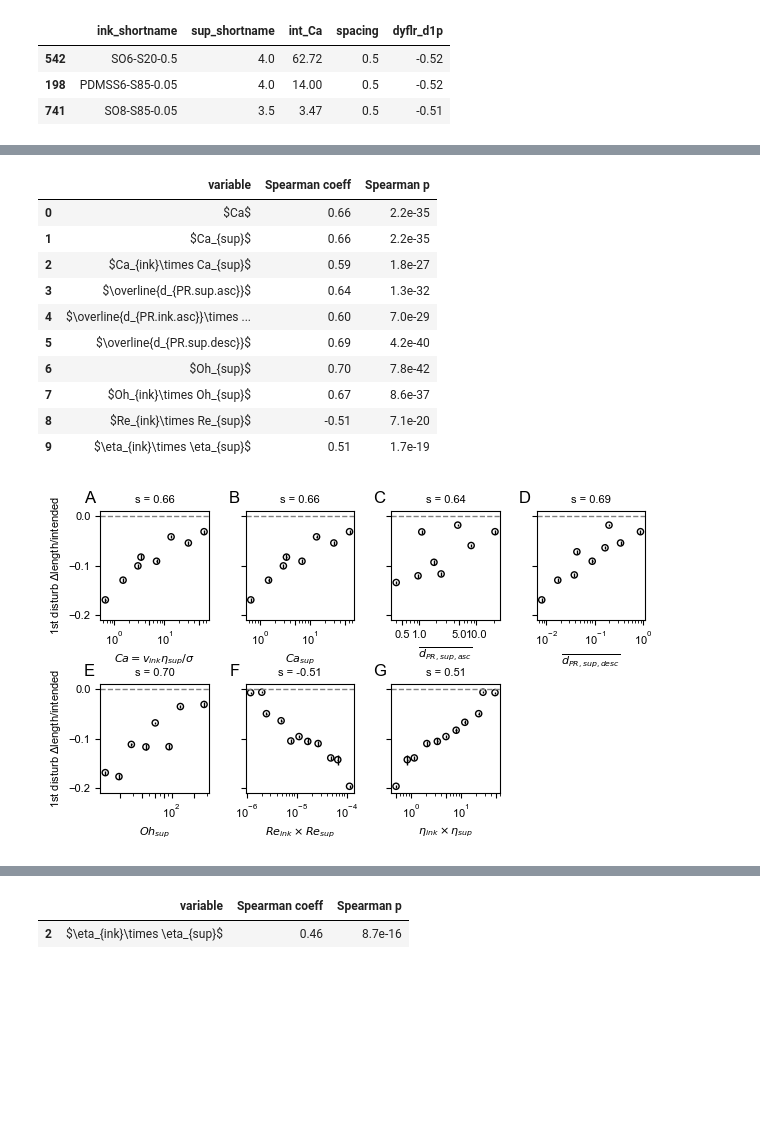
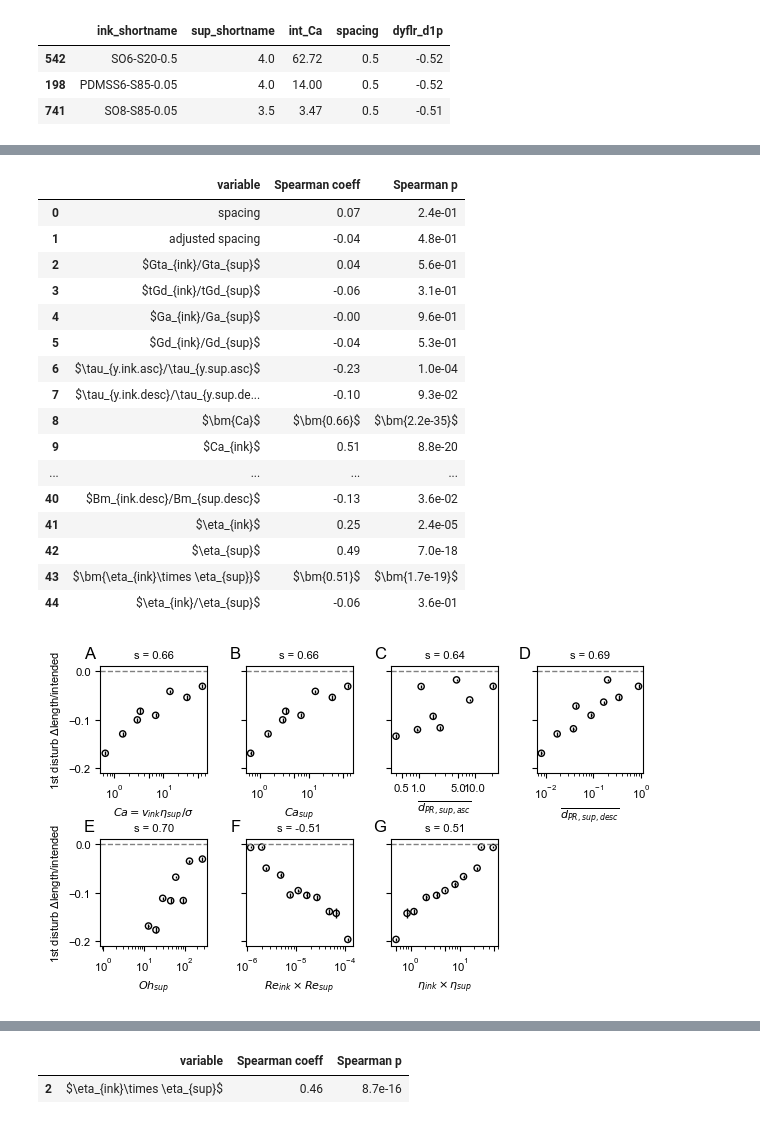
Before and after one commit to usnistgov/embedded3DPvids, a Jupyter notebook: ipynb/singleDoubleTriple/6_summary_horiz.ipynb, the cells around one changed output, grey strips where cells are left out. Cells and saved outputs as stored; diff of their text form; code cells hidden in the pictures; blank space fills up the shorter version.

```diff
--- a/ipynb/singleDoubleTriple/6_summary_horiz.ipynb
+++ b/ipynb/singleDoubleTriple/6_summary_horiz.ipynb
@@ -26,7 +26,7 @@ LOGGERDEFINED = logs.openLog('summary_horiz_SDT.ipynb', LOGGERDEFINED, level='DE
 # %% [markdown]
 ## analyzing data
 # %%
-ms = me.summarySDT(os.path.join(cfg.path.fig, 'SDT', 'summaries', 'horizSDTSummaries.csv')
+ms = me.summarySDT(os.path.join(cfg.path.fig, 'SDT', 'summaries', 'HorizSDTSummaries.csv')
                              , diag=True)
 # %% [output]
 Independents:
@@ -248,18 +301,24 @@ display(rgt.df)
 # %%
-rgt = mp.regressionTableSDT(ms, ms.ss, 'delta_wn_disturb1', logy=False, printOut=False,  package='pgfplot'
+rgt = mp.regressionTableSDT(ms, ms.ss, 'delta_wn_disturb1', logy=False, printOut=False,  package='pgfplot', trimVariables=False
                             , plot=True, yideal=me.ideals(), plotType='paper', export=False, exportFolder=os.path.join(cfg.path.fig, 'SDT'))
 display(rgt.df)
 # %% [output]
 |  | variable | Spearman coeff | Spearman p |
-| 0 | $Ca$ | 0.66 | 2.2e-35 |
-| 1 | $Ca_{sup}$ | 0.66 | 2.2e-35 |
-| 2 | $Ca_{ink}\times Ca_{sup}$ | 0.59 | 1.8e-27 |
-| 3 | $\overline{d_{PR.sup.asc}}$ | 0.64 | 1.3e-32 |
-| 4 | $\overline{d_{PR.ink.asc}}\times ... | 0.60 | 7.0e-29 |
-| 5 | $\overline{d_{PR.sup.desc}}$ | 0.69 | 4.2e-40 |
-| 6 | $Oh_{sup}$ | 0.70 | 7.8e-42 |
-| 7 | $Oh_{ink}\times Oh_{sup}$ | 0.67 | 8.6e-37 |
-| 8 | $Re_{ink}\times Re_{sup}$ | -0.51 | 7.1e-20 |
-| 9 | $\eta_{ink}\times \eta_{sup}$ | 0.51 | 1.7e-19 |
+| 0 | spacing | 0.07 | 2.4e-01 |
+| 1 | adjusted spacing | -0.04 | 4.8e-01 |
+| 2 | $Gta_{ink}/Gta_{sup}$ | 0.04 | 5.6e-01 |
+| 3 | $tGd_{ink}/tGd_{sup}$ | -0.06 | 3.1e-01 |
+| 4 | $Ga_{ink}/Ga_{sup}$ | -0.00 | 9.6e-01 |
+| 5 | $Gd_{ink}/Gd_{sup}$ | -0.04 | 5.3e-01 |
+| 6 | $\tau_{y.ink.asc}/\tau_{y.sup.asc}$ | -0.23 | 1.0e-04 |
+| 7 | $\tau_{y.ink.desc}/\tau_{y.sup.de... | -0.10 | 9.3e-02 |
+| 8 | $\bm{Ca}$ | $\bm{0.66}$ | $\bm{2.2e-35}$ |
+| 9 | $Ca_{ink}$ | 0.51 | 8.8e-20 |
+| ... | ... | ... | ... |
+| 40 | $Bm_{ink.desc}/Bm_{sup.desc}$ | -0.13 | 3.6e-02 |
+| 41 | $\eta_{ink}$ | 0.25 | 2.4e-05 |
+| 42 | $\eta_{sup}$ | 0.49 | 7.0e-18 |
+| 43 | $\bm{\eta_{ink}\times \eta_{sup}}$ | $\bm{0.51}$ | $\bm{1.7e-19}$ |
+| 44 | $\eta_{ink}/\eta_{sup}$ | -0.06 | 3.6e-01 |
-[figure, old version]
+[figure, new version]
 # %%
```
Also changed, not shown: parts of 61 cells of this notebook, 22 other files.
